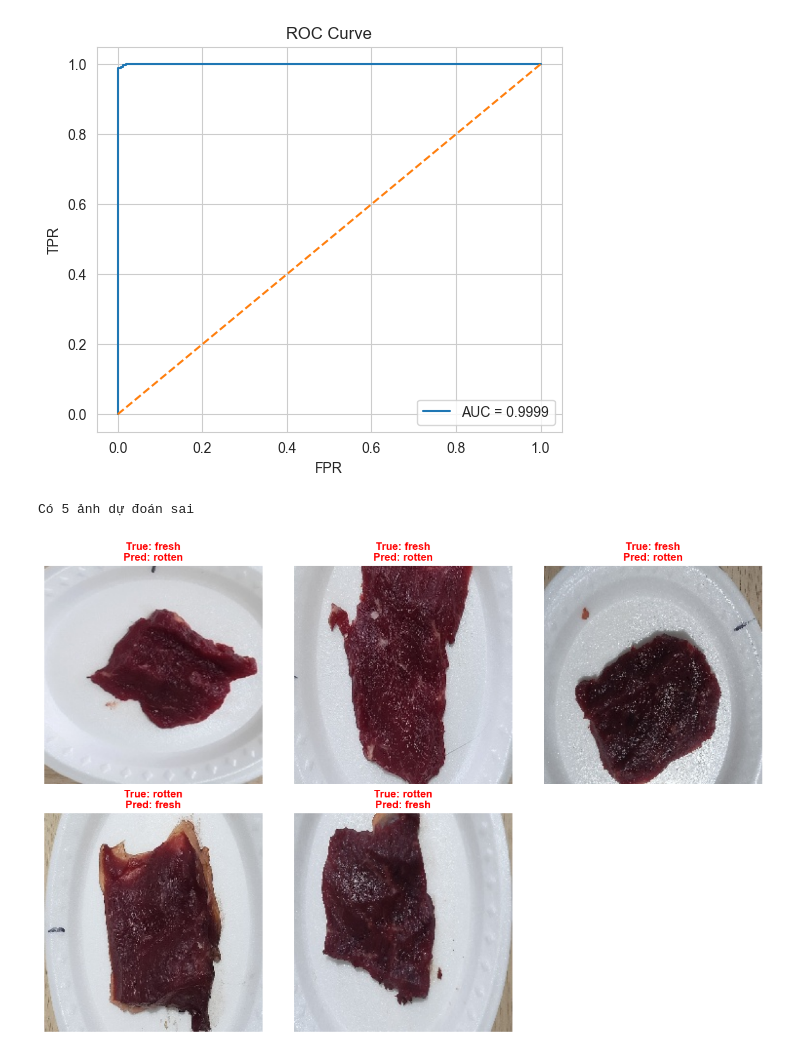
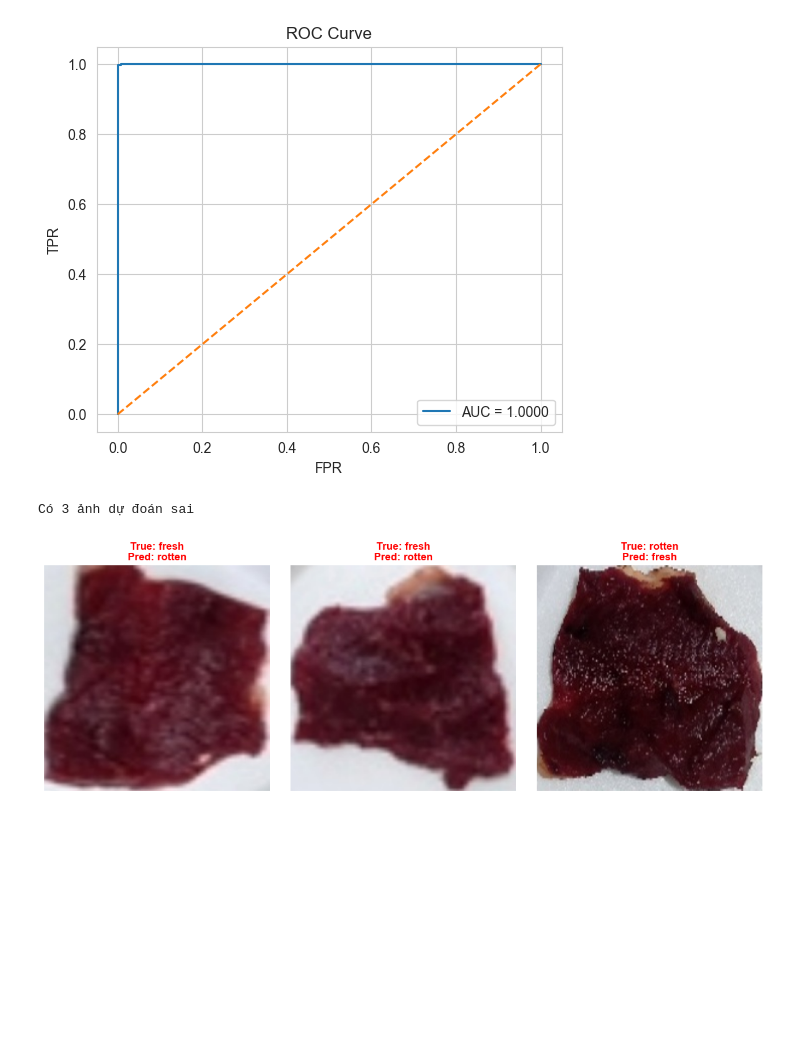
Before and after one commit to dhiyen/classifying-the-freshness-of-beef, a Jupyter notebook: code/EfficientNetB0.ipynb, the cells around one changed output. Saved outputs shown, nothing was run; the diff lists cells and outputs as text; code cells hidden in the pictures; blank space fills up the shorter version.

Commit message:
Upadate model

```diff
--- a/code/EfficientNetB0.ipynb
+++ b/code/EfficientNetB0.ipynb
@@ -108,7 +110,7 @@ def train_one_fold(fold):
 
     model, base_model = build_model()
 
-    # ===== CALLBACKS =====
+    # CALLBACKS
     callbacks = [
         EarlyStopping(
             monitor='val_loss',
@@ -181,7 +183,9 @@ def train_one_fold(fold):
         'val_accuracy': h1.history['val_accuracy'] + h2.history['val_accuracy']
     }
 
-    return test_acc, history, test_gen
+    final_val_loss = history['val_loss'][-1]
+
+    return test_acc, history, test_gen, final_val_loss
 # %%
 start_time = time.time()
 
@@ -261,11 +297,24 @@ plt.show()
 # %%
-best_model = tf.keras.models.load_model(best_model_path)
+model = build_model()[0]  # lấy model
+model.load_weights(best_model_path)
 
-# ================= PREDICT =================
+model.compile(
+    optimizer='adam',
+    loss='binary_crossentropy',
+    metrics=['accuracy']
+)
+
+# ===== RESET GENERATOR =====
 best_test_gen.reset()
-pred = best_model.predict(best_test_gen)
-pred_classes = (pred > 0.5).astype(int).reshape(-1)
 
-true = best_test_gen.classes
-names = list(best_test_gen.class_indices.keys())
+# ===== PREDICT =====
+pred_probs = model.predict(best_test_gen)
+
+# binary -> class
+pred_classes = (pred_probs > 0.5).astype(int).reshape(-1)
+
+true_classes = best_test_gen.classes
+
+# class names
+class_names = list(best_test_gen.class_indices.keys())
 # %% [output]
@@ -313,29 +363,29 @@ plt.show()
 [figure]
 # %%
 # Ảnh Dự Đoán Sai
-misclassified = np.where(pred_classes != true)[0]
+misclassified = np.where(pred_classes != true_classes)[0]
 
 if len(misclassified) > 0:
     print(f"\nCó {len(misclassified)} ảnh dự đoán sai")
 
     plt.figure(figsize=(12, 8))
-    for i, idx in enumerate(misclassified[:6]):  # show 6 ảnh
+    for i, idx in enumerate(misclassified[:6]):
         img_path = best_test_gen.filepaths[idx]
         img = plt.imread(img_path)
 
         plt.subplot(2, 3, i + 1)
         plt.imshow(img)
         plt.title(
-            f"True: {names[true[idx]]}\nPred: {names[pred_classes[idx]]}",
+            f"True: {class_names[true_classes[idx]]}\nPred: {class_names[pred_classes[idx]]}",
             color='red', fontweight='bold'
         )
         plt.axis('off')
 
     plt.tight_layout()
     plt.show()
 else:
     print("\nModel dự đoán đúng toàn bộ test set")
 # %% [output]
-Có 5 ảnh dự đoán sai
+Có 3 ảnh dự đoán sai
-[figure, old version]
+[figure, new version]
 # %%
```
Also changed, not shown: parts of 10 cells of this notebook, 4 other files.
